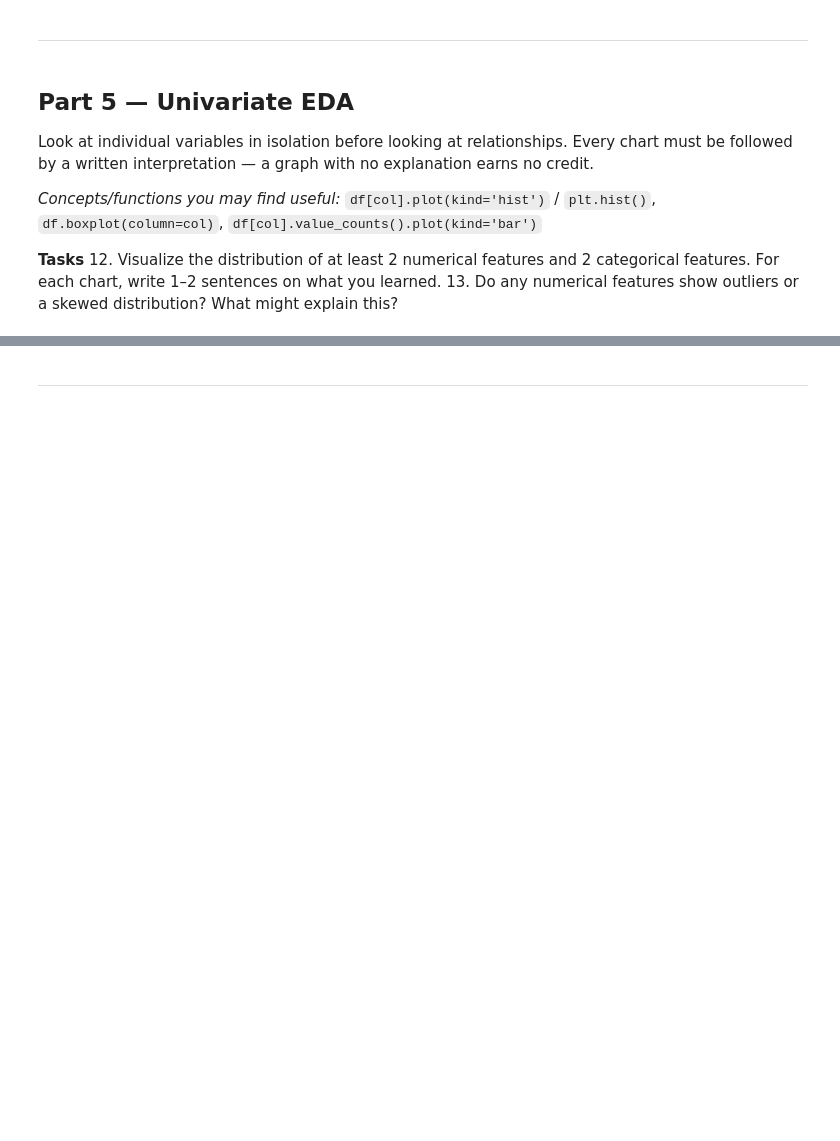
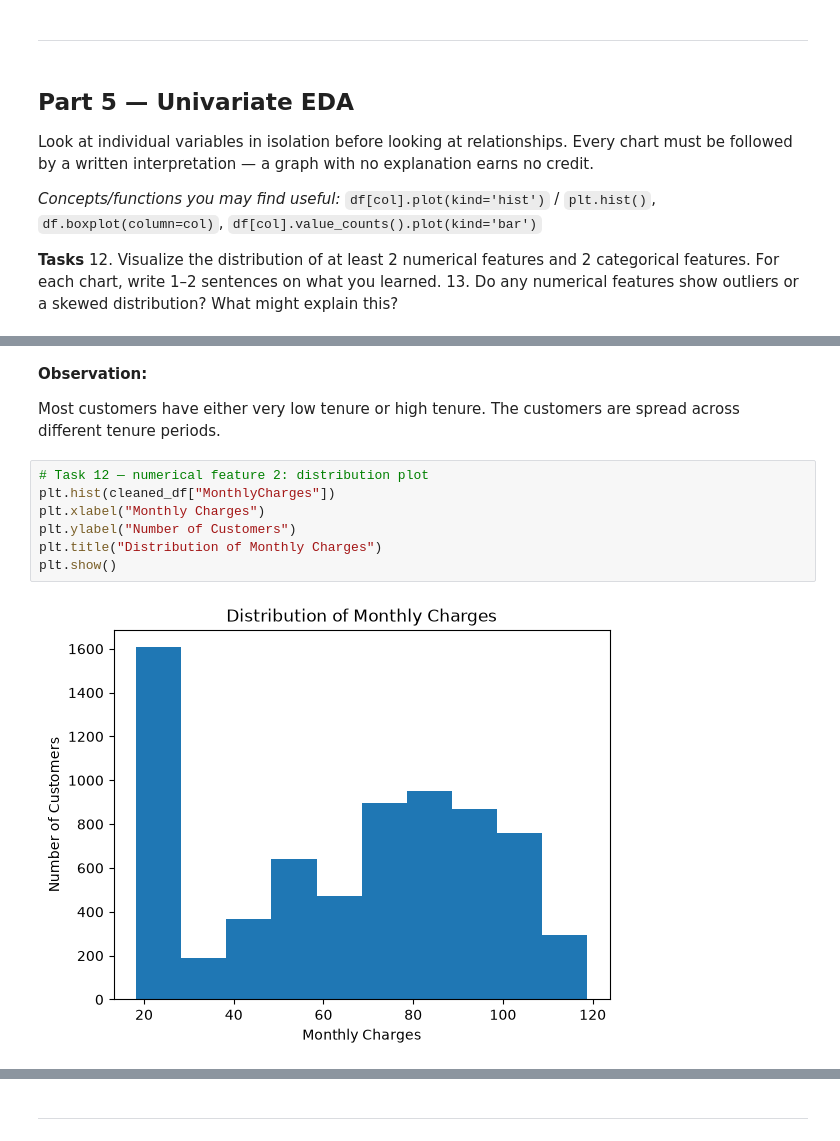
Before and after one commit to Ayesha-Mangi/ML_Labs, a Jupyter notebook: lab2_ayesha_churn_eda.ipynb, the cells around one changed output, grey strips where cells are left out. Drawn from its saved outputs; the diff is of its cells as text; blank space fills up the shorter version.

```diff
--- a/lab2_ayesha_churn_eda.ipynb
+++ b/lab2_ayesha_churn_eda.ipynb
@@ -372,0 +368,13 @@ Look at individual variables in isolation before looking at relationships. Every
+# %% [markdown]
+**Observation:**
+
+Most customers have either very low tenure or high tenure. The customers are spread across different tenure periods.
+# %%
+# Task 12 — numerical feature 2: distribution plot
+plt.hist(cleaned_df["MonthlyCharges"])
+plt.xlabel("Monthly Charges")
+plt.ylabel("Number of Customers")
+plt.title("Distribution of Monthly Charges")
+plt.show()
+# %% [output]
+[figure, added]
```
Also changed, not shown: parts of 16 cells of this notebook, 1 other file.
